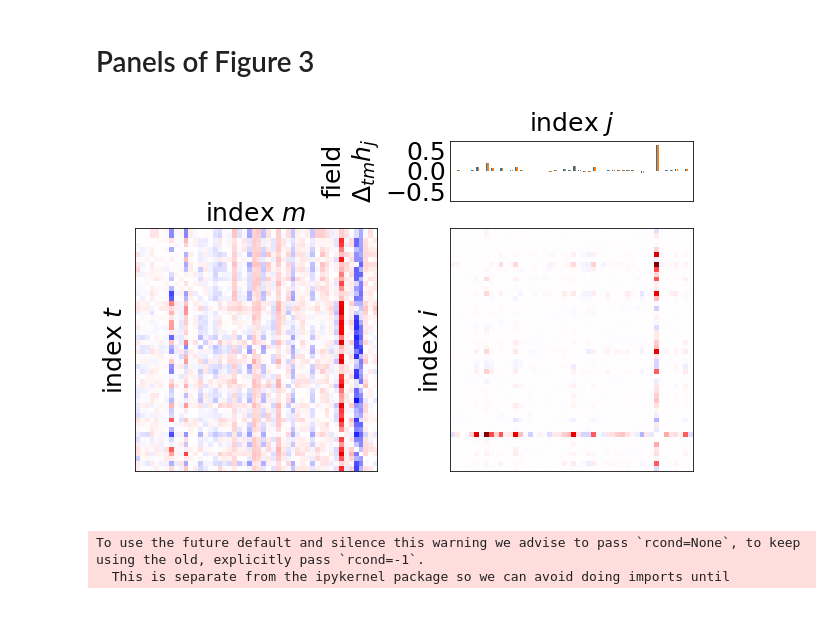
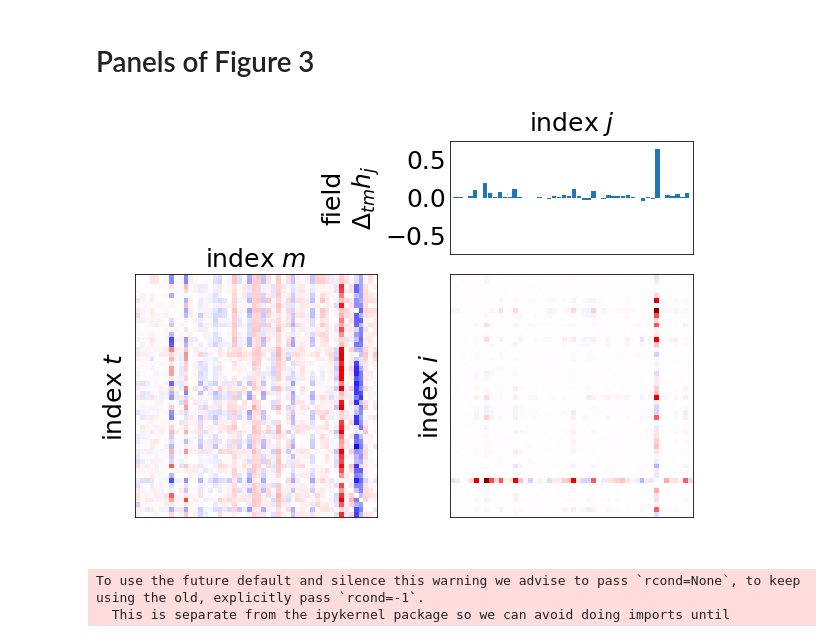
Before and after one commit to eltrompetero/maxent_fim, a Jupyter notebook: plotting.ipynb, the cells around one changed output. Drawn from its saved outputs; the diff is of its cells as text; code cells hidden in the pictures; blank space fills up the shorter version.

```diff
--- a/plotting.ipynb
+++ b/plotting.ipynb
@@ -576,12 +689,12 @@ dJ = dJ[150:] * epsilon
 # %%
 with_colorbar = False
 
-fig = plt.figure(figsize=(10,6.8))
+fig = plt.figure(figsize=(10,7.5))
 gs = GridSpec(1, 2,
               wspace=.3, hspace=.05)
 
 subgs = GridSpecFromSubplotSpec(3, 1, gs[0,0],
-                                height_ratios=(1.,5,.2),
+                                height_ratios=(2.,5,.2),
                                 hspace=.005)
 gridax = fig.add_subplot(subgs[1])
 cbarax = fig.add_subplot(subgs[2])
@@ -600,39 +713,39 @@ if with_colorbar:
                  orientation='horizontal')
 
 
 subgs = GridSpecFromSubplotSpec(3, 1, gs[0,1],
-                                height_ratios=(1.,5,.2),
+                                height_ratios=(2.,5,.2),
                                 hspace=.005)
 topax = fig.add_subplot(subgs[0])
 gridax = fig.add_subplot(subgs[1])
 cbarax = fig.add_subplot(subgs[2])
 if not with_colorbar:
     cbarax.axis('off')
 
 # change in fields
 mx = abs(dh).max()+.1
-topax.bar(arange(50), dh[:50], zorder=1, width=.3)
-topax.bar(arange(50)+.33, dh[50:100], zorder=0, width=.3)
-topax.bar(arange(50)+.66, dh[100:150], zorder=-1, width=.3)
-topax.set(ylim=(-mx,mx), xticklabels=[], xlim=(-.5,49.5),
+topax.bar(arange(50), dh[:50], zorder=1, width=.9)
+# topax.bar(arange(50)+.5, dh[50:100], zorder=0, width=.3)
+# topax.bar(arange(50)+.66, dh[100:150], zorder=-1, width=.3)
+topax.set(ylim=(-mx,mx), xticklabels=[], xlim=(-.1,49.1),
           ylabel='field\n'+r'$\Delta_{tm} h_j$', xlabel=r'index $j$')
 topax.xaxis.set_label_position('top')
 topax.xaxis.labelpad = 10
 topax.tick_params(length=0)
 
 # change in couplings
 dJmx = abs(dJ).max()
 cax = gridax.matshow(squareform(dJ), vmin=-dJmx, vmax=dJmx, cmap=plt.cm.seismic)
 gridax.xaxis.set_label_position('top')
 gridax.set(xticklabels=[], yticklabels=[],
            ylabel=r'index $i$')
 gridax.tick_params(length=0)
 if with_colorbar:
     fig.colorbar(cax, cax=cbarax,
                  label=r'coupling $\Delta_{tm}\ J_{ij}$',
                  orientation='horizontal')
 # %% [output]
-[figure, old version]
+[figure, new version]
 # %%
 fig.savefig(f'{imgdr}/transform_ex1.pdf', bbox_inches='tight')
 # %%
```
Also changed, not shown: parts of 17 cells of this notebook, 2 other files.
